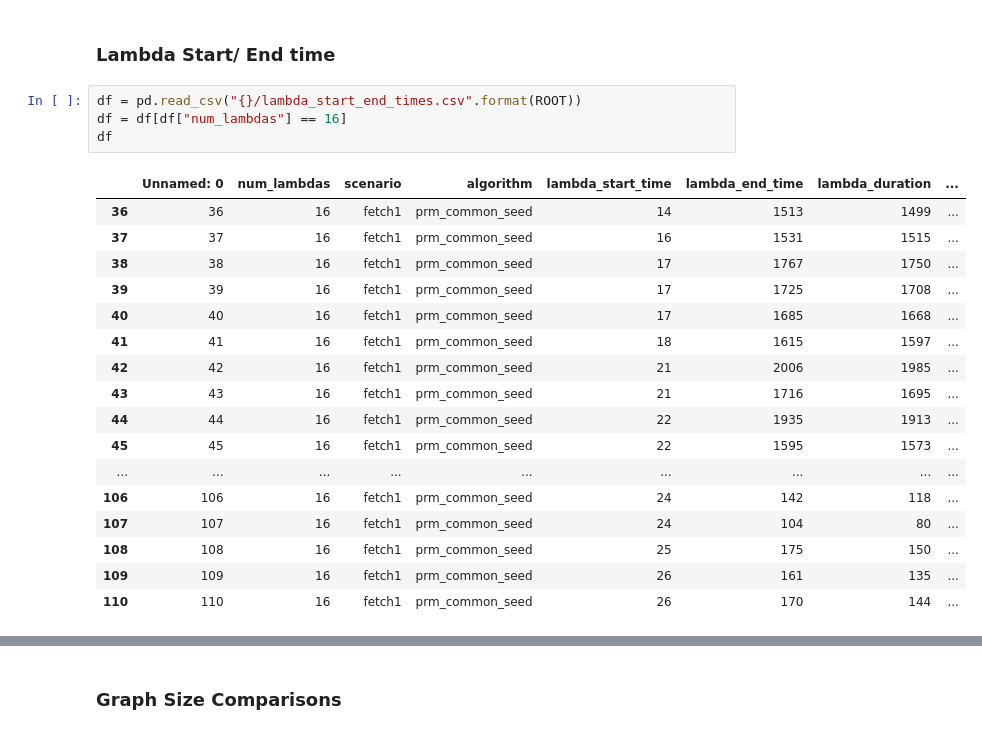
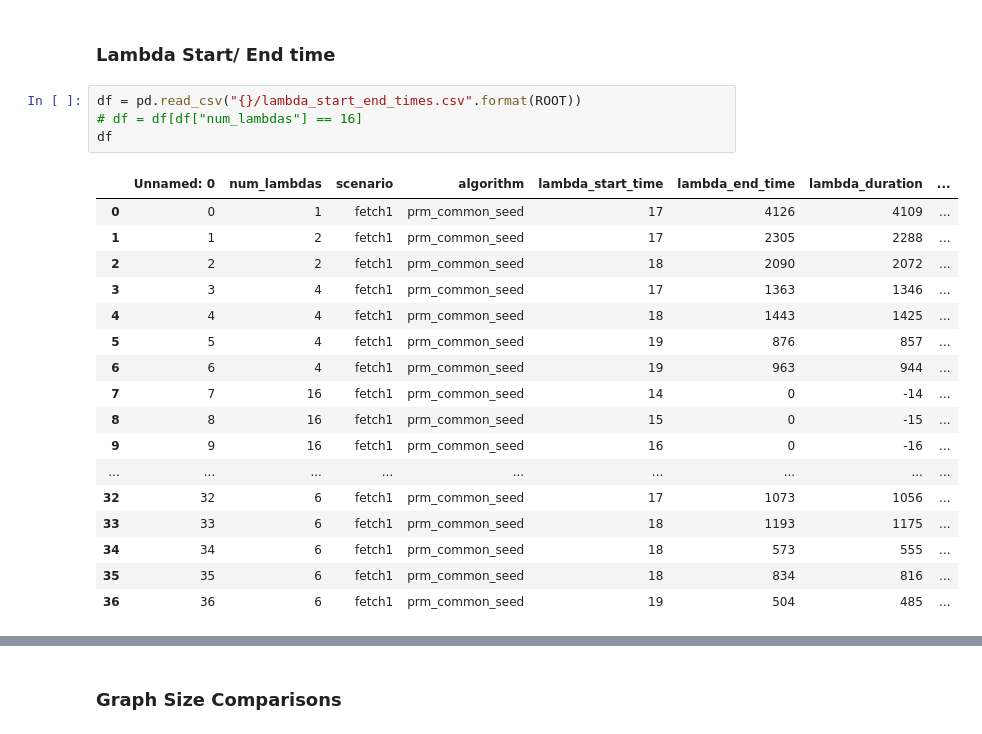
Before and after one commit to cryingpotat0/graph_mplambda, a Jupyter notebook: scripts/plotting.ipynb, the cells around one changed output, grey strips where cells are left out. Saved outputs shown, nothing was run; the diff lists cells and outputs as text.

```diff
--- a/scripts/plotting.ipynb
+++ b/scripts/plotting.ipynb
@@ -21,26 +21,26 @@ scenario = "fetch1"
 ### Lambda Start/ End time
 # %%
 df = pd.read_csv("{}/lambda_start_end_times.csv".format(ROOT))
-df = df[df["num_lambdas"] == 16]
+# df = df[df["num_lambdas"] == 16]
 df
 # %% [output]
 |  | Unnamed: 0 | num_lambdas | scenario | algorithm | lambda_start_time | lambda_end_time | lambda_duration | ... |
-| 36 | 36 | 16 | fetch1 | prm_common_seed | 14 | 1513 | 1499 | ... |
-| 37 | 37 | 16 | fetch1 | prm_common_seed | 16 | 1531 | 1515 | ... |
-| 38 | 38 | 16 | fetch1 | prm_common_seed | 17 | 1767 | 1750 | ... |
-| 39 | 39 | 16 | fetch1 | prm_common_seed | 17 | 1725 | 1708 | ... |
-| 40 | 40 | 16 | fetch1 | prm_common_seed | 17 | 1685 | 1668 | ... |
-| 41 | 41 | 16 | fetch1 | prm_common_seed | 18 | 1615 | 1597 | ... |
-| 42 | 42 | 16 | fetch1 | prm_common_seed | 21 | 2006 | 1985 | ... |
-| 43 | 43 | 16 | fetch1 | prm_common_seed | 21 | 1716 | 1695 | ... |
-| 44 | 44 | 16 | fetch1 | prm_common_seed | 22 | 1935 | 1913 | ... |
-| 45 | 45 | 16 | fetch1 | prm_common_seed | 22 | 1595 | 1573 | ... |
+| 0 | 0 | 1 | fetch1 | prm_common_seed | 17 | 4126 | 4109 | ... |
+| 1 | 1 | 2 | fetch1 | prm_common_seed | 17 | 2305 | 2288 | ... |
+| 2 | 2 | 2 | fetch1 | prm_common_seed | 18 | 2090 | 2072 | ... |
+| 3 | 3 | 4 | fetch1 | prm_common_seed | 17 | 1363 | 1346 | ... |
+| 4 | 4 | 4 | fetch1 | prm_common_seed | 18 | 1443 | 1425 | ... |
+| 5 | 5 | 4 | fetch1 | prm_common_seed | 19 | 876 | 857 | ... |
+| 6 | 6 | 4 | fetch1 | prm_common_seed | 19 | 963 | 944 | ... |
+| 7 | 7 | 16 | fetch1 | prm_common_seed | 14 | 0 | -14 | ... |
+| 8 | 8 | 16 | fetch1 | prm_common_seed | 15 | 0 | -15 | ... |
+| 9 | 9 | 16 | fetch1 | prm_common_seed | 16 | 0 | -16 | ... |
 | ... | ... | ... | ... | ... | ... | ... | ... | ... |
-| 106 | 106 | 16 | fetch1 | prm_common_seed | 24 | 142 | 118 | ... |
-| 107 | 107 | 16 | fetch1 | prm_common_seed | 24 | 104 | 80 | ... |
-| 108 | 108 | 16 | fetch1 | prm_common_seed | 25 | 175 | 150 | ... |
-| 109 | 109 | 16 | fetch1 | prm_common_seed | 26 | 161 | 135 | ... |
-| 110 | 110 | 16 | fetch1 | prm_common_seed | 26 | 170 | 144 | ... |
+| 32 | 32 | 6 | fetch1 | prm_common_seed | 17 | 1073 | 1056 | ... |
+| 33 | 33 | 6 | fetch1 | prm_common_seed | 18 | 1193 | 1175 | ... |
+| 34 | 34 | 6 | fetch1 | prm_common_seed | 18 | 573 | 555 | ... |
+| 35 | 35 | 6 | fetch1 | prm_common_seed | 18 | 834 | 816 | ... |
+| 36 | 36 | 6 | fetch1 | prm_common_seed | 19 | 504 | 485 | ... |
 # %%
 for graph_size, group in df.groupby("graph_size"):
     group = group.reset_index()
```
Also changed, not shown: parts of 1 cell of this notebook, 8 other files.
